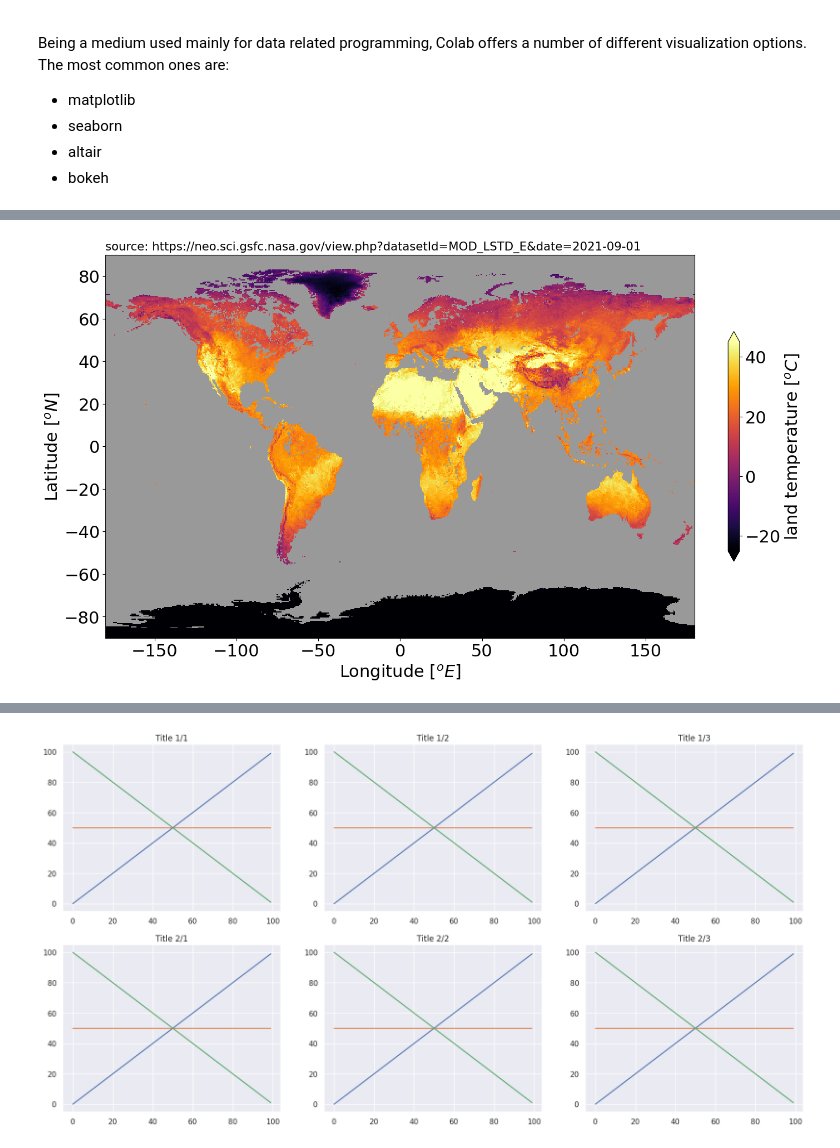
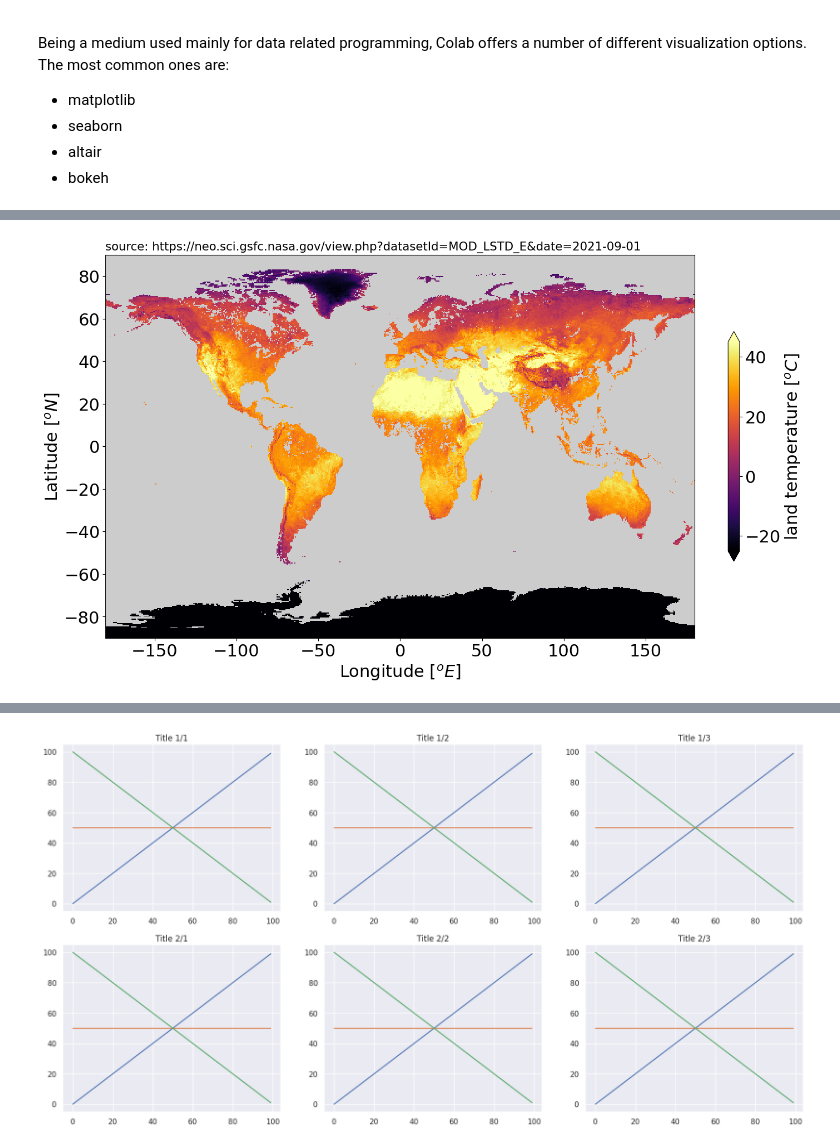
Before and after one commit to garancedeguichen/6, a Jupyter notebook: Data_Modeling_Session7&8.ipynb, the cells around one changed output, grey strips where cells are left out. Cells and saved outputs as stored; diff of their text form; code cells hidden in the pictures.

```diff
--- a/Data_Modeling_Session7&8.ipynb
+++ b/Data_Modeling_Session7&8.ipynb
@@ -496,28 +533,27 @@ data.csv            100%[===================>]   2.01M  --.-KB/s    in 0.04s
 # %%
 import numpy as np
 import matplotlib.pyplot as plt
 
-
 dat = np.genfromtxt('data.csv', delimiter=',')
 dat = np.where(dat<1000, dat, np.NaN)
-# dat = np.where(dat<1000, dat, 10)
+# dat = np.where(dat<1000, 45, np.NaN)
 
 dat = dat[::-1, :]
 lon = np.arange(-180.0, 180.1, 0.5)
 lat = np.arange(-90.0, 90.1, 0.5)
 date = '2021-08-29 to 2021-09-05'
 source = 'https://neo.sci.gsfc.nasa.gov/view.php?datasetId=MOD_LSTD_E&date=2021-09-01'
 
 fig, ax = plt.subplots(constrained_layout=True, figsize=(14, 8))
-ax.set_facecolor('0.6')
+ax.set_facecolor('0.8')
 pc = ax.pcolormesh(lon, lat, dat, shading='auto', cmap='inferno')
 ax.set_aspect(1.3)
 ax.set_xlabel('Longitude $[^o E]$')
 ax.set_ylabel('Latitude $[^o N]$')
 fig.colorbar(pc, shrink=0.6, extend='both', label='land temperature $[^oC]$');
 ax.set_title(f'source: {source}', loc='left', fontsize='x-small');
 # %% [output]
-[figure, old version]
+[figure, new version]
 # %% [markdown]
 ## Seaborn <img src="https://user-images.githubusercontent.com/315810/92161415-9e357100-edfe-11ea-917d-f9e33fd60741.png" width="50"></br>
 Seaborn is a Python data visualization library based on matplotlib. It provides a high-level interface for drawing attractive and informative statistical graphics.
```
Also changed, not shown: parts of 23 cells of this notebook.
